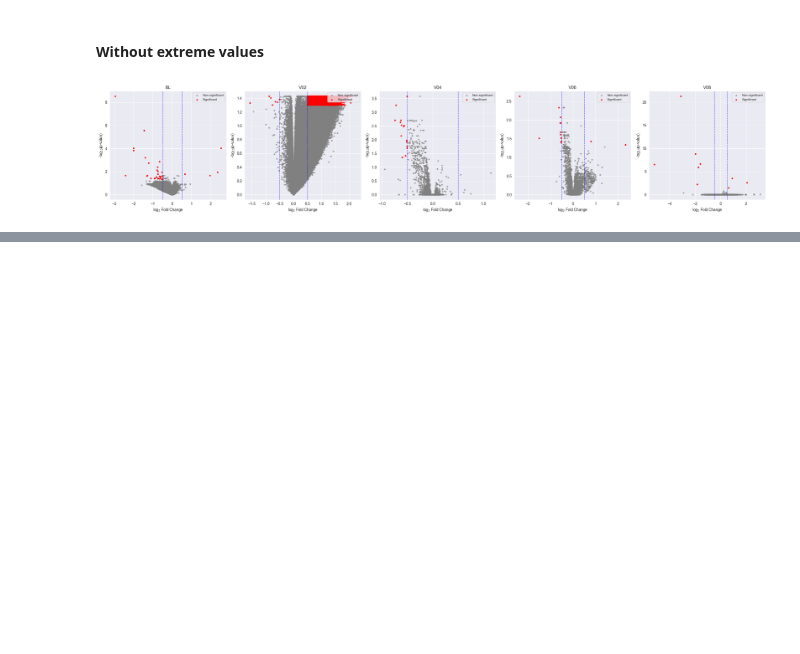
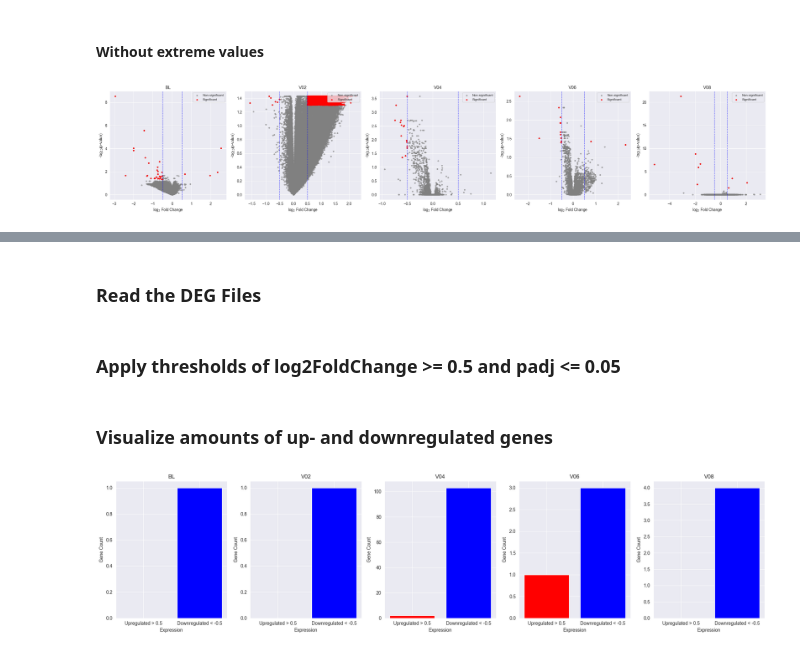
Before and after one commit to perpk/ppmi-wip, a Jupyter notebook: deg/ppmi-wip.stratification.deg.all-visits.ipynb, the cells around one changed output, grey strips where cells are left out. Drawn from its saved outputs; the diff is of its cells as text; code cells hidden in the pictures; blank space fills up the shorter version.

Commit message:
DEG visit-wise complete for males from all age groups. Also, visualize sample population over visits.

```diff
--- a/deg/ppmi-wip.stratification.deg.all-visits.ipynb
+++ b/deg/ppmi-wip.stratification.deg.all-visits.ipynb
@@ -376,0 +379,39 @@ plt.show()
+# %% [markdown]
+### Read the DEG Files
+# %%
+import pandas as pd
+deg_males_70_80_bl = pd.read_csv(deg_data_path + "DEGs_stratified_Male_BL_70-80.csv")
+deg_males_70_80_v02 = pd.read_csv(deg_data_path + "DEGs_stratified_Male_V02_70-80.csv")
+deg_males_70_80_v04 = pd.read_csv(deg_data_path + "DEGs_stratified_Male_V04_70-80.csv")
+deg_males_70_80_v06 = pd.read_csv(deg_data_path + "DEGs_stratified_Male_V06_70-80.csv")
+deg_males_70_80_v08 = pd.read_csv(deg_data_path + "DEGs_stratified_Male_V08_70-80.csv")
+# %% [markdown]
+### Apply thresholds of log2FoldChange >= 0.5 and padj <= 0.05
+# %%
+filtered_deg_males_70_80_bl = deg_males_70_80_bl[(deg_males_70_80_bl['log2FoldChange'].abs() >= 0.5) & (deg_males_70_80_bl['padj'] <= 0.05)]
+filtered_deg_males_70_80_v02 = deg_males_70_80_v02[(deg_males_70_80_v02['log2FoldChange'].abs() >= 0.5) & (deg_males_70_80_v02['padj'] <= 0.05)]
+filtered_deg_males_70_80_v04 = deg_males_70_80_v04[(deg_males_70_80_v04['log2FoldChange'].abs() >= 0.5) & (deg_males_70_80_v04['padj'] <= 0.05)]
+filtered_deg_males_70_80_v06 = deg_males_70_80_v06[(deg_males_70_80_v06['log2FoldChange'].abs() >= 0.5) & (deg_males_70_80_v06['padj'] <= 0.05)]
+filtered_deg_males_70_80_v08 = deg_males_70_80_v08[(deg_males_70_80_v08['log2FoldChange'].abs() >= 0.5) & (deg_males_70_80_v08['padj'] <= 0.05)]
+# %% [markdown]
+### Visualize amounts of up- and downregulated genes
+# %%
+import matplotlib.pyplot as plt
+
+fig, axes = plt.subplots(1, 5, figsize=(20, 5), sharey=False)
+dfs = [filtered_deg_males_70_80_bl, filtered_deg_males_70_80_v02, filtered_deg_males_70_80_v04, filtered_deg_males_70_80_v06, filtered_deg_males_70_80_v08]
+titles = ["BL", "V02", "V04", "V06", "V08"]
+
+for ax, df, title in zip(axes, dfs, titles):
+    filtered_df = df[(df['padj'] <= 0.05)]
+    count_up = ((filtered_df['log2FoldChange'] >= 0.5) & (filtered_df['log2FoldChange'] < 10)).sum()
+    count_down = ((filtered_df['log2FoldChange'] <= -0.5) & (filtered_df['log2FoldChange'] > -10)).sum()
+    ax.bar(['Upregulated > 0.5', 'Downregulated < -0.5'], [count_up, count_down], color=['red', 'blue'])
+    ax.set_title(title)
+    ax.set_ylabel('Gene Count')
+    ax.set_xlabel('Expression')
+
+plt.tight_layout()
+plt.show()
+# %% [output]
+[figure, added]
```
Also changed, not shown: parts of 26 cells of this notebook, 1 other file.
